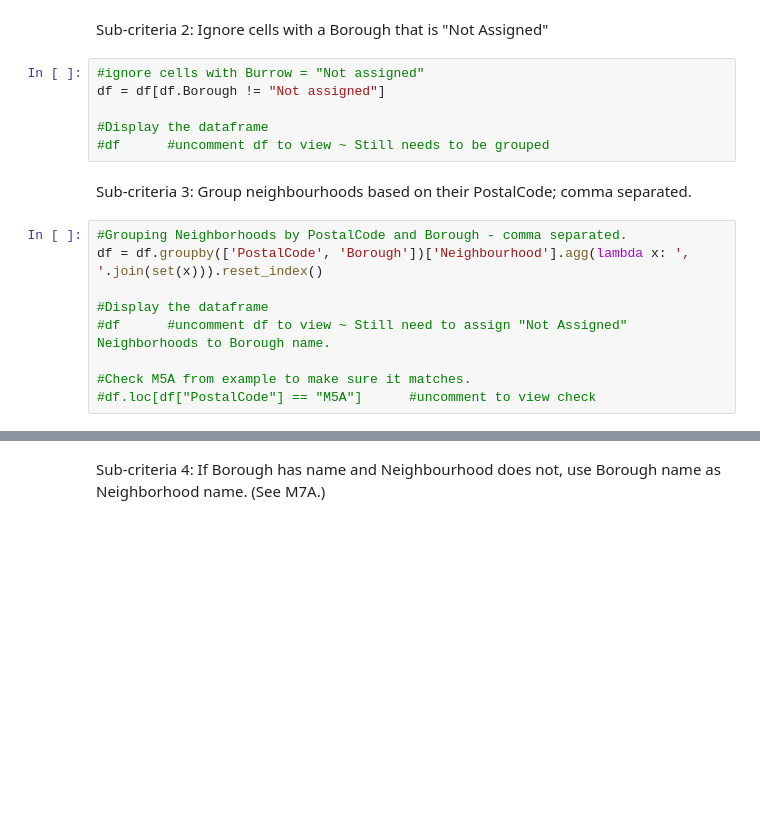
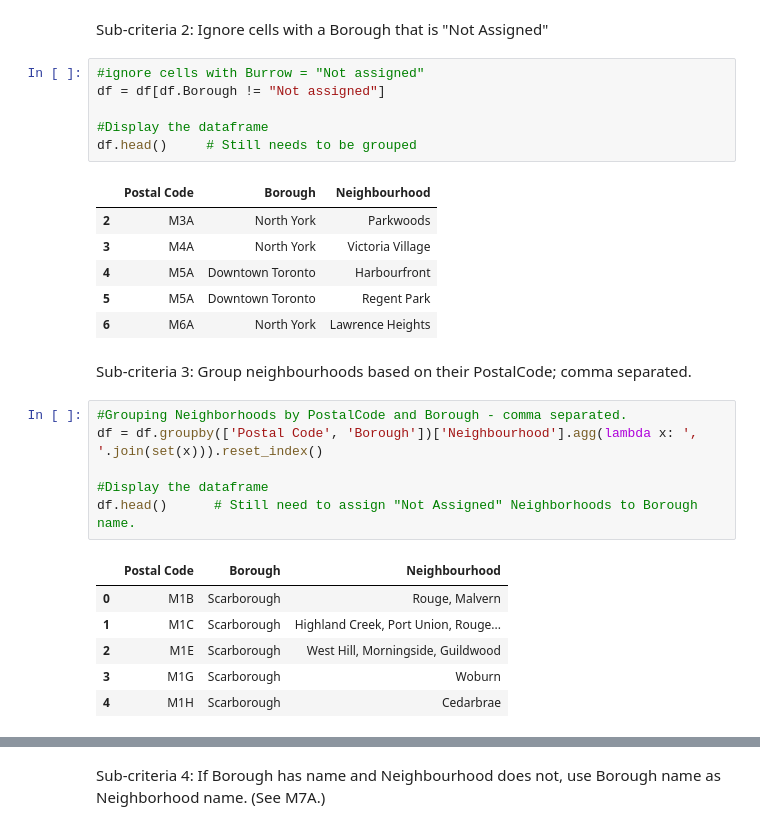
Before and after one commit to TimBrianBrady/Coursera_Capstone, a Jupyter notebook: Coursera - IBM Data Science Capstone - Week 3 - Part 1.ipynb, the cells around one changed output, grey strips where cells are left out. Saved outputs shown, nothing was run; the diff lists cells and outputs as text; blank space fills up the shorter version.

```diff
--- a/Coursera - IBM Data Science Capstone - Week 3 - Part 1.ipynb
+++ b/Coursera - IBM Data Science Capstone - Week 3 - Part 1.ipynb
@@ -62,17 +84,28 @@ Sub-criteria 2: Ignore cells with a Borough that is "Not Assigned"
 # %%
 #ignore cells with Burrow = "Not assigned"
 df = df[df.Borough != "Not assigned"]
 
 #Display the dataframe
-#df      #uncomment df to view ~ Still needs to be grouped
+df.head()     # Still needs to be grouped
+# %% [output]
+|  | Postal Code | Borough | Neighbourhood |
+| 2 | M3A | North York | Parkwoods |
+| 3 | M4A | North York | Victoria Village |
+| 4 | M5A | Downtown Toronto | Harbourfront |
+| 5 | M5A | Downtown Toronto | Regent Park |
+| 6 | M6A | North York | Lawrence Heights |
 # %% [markdown]
 Sub-criteria 3: Group neighbourhoods based on their PostalCode; comma separated.
 # %%
 #Grouping Neighborhoods by PostalCode and Borough - comma separated.
-df = df.groupby(['PostalCode', 'Borough'])['Neighbourhood'].agg(lambda x: ', '.join(set(x))).reset_index()
+df = df.groupby(['Postal Code', 'Borough'])['Neighbourhood'].agg(lambda x: ', '.join(set(x))).reset_index()
 
 #Display the dataframe
-#df      #uncomment df to view ~ Still need to assign "Not Assigned" Neighborhoods to Borough name.
-
-#Check M5A from example to make sure it matches.
-#df.loc[df["PostalCode"] == "M5A"]      #uncomment to view check
+df.head()      # Still need to assign "Not Assigned" Neighborhoods to Borough name.
+# %% [output]
+|  | Postal Code | Borough | Neighbourhood |
+| 0 | M1B | Scarborough | Rouge, Malvern |
+| 1 | M1C | Scarborough | Highland Creek, Port Union, Rouge... |
+| 2 | M1E | Scarborough | West Hill, Morningside, Guildwood |
+| 3 | M1G | Scarborough | Woburn |
+| 4 | M1H | Scarborough | Cedarbrae |
```
Also changed, not shown: parts of 37 cells of this notebook.
